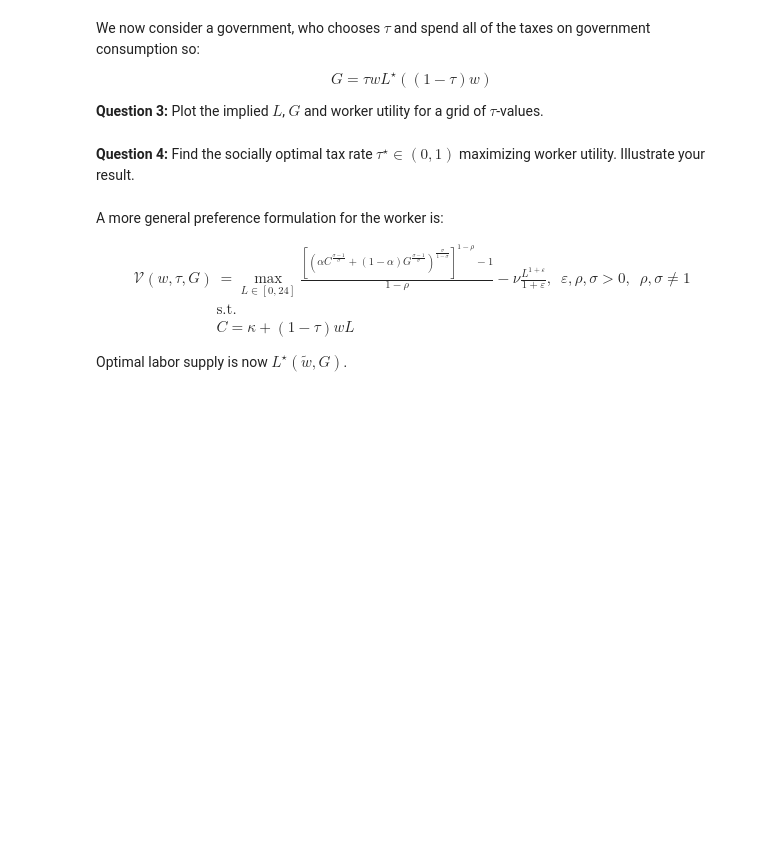
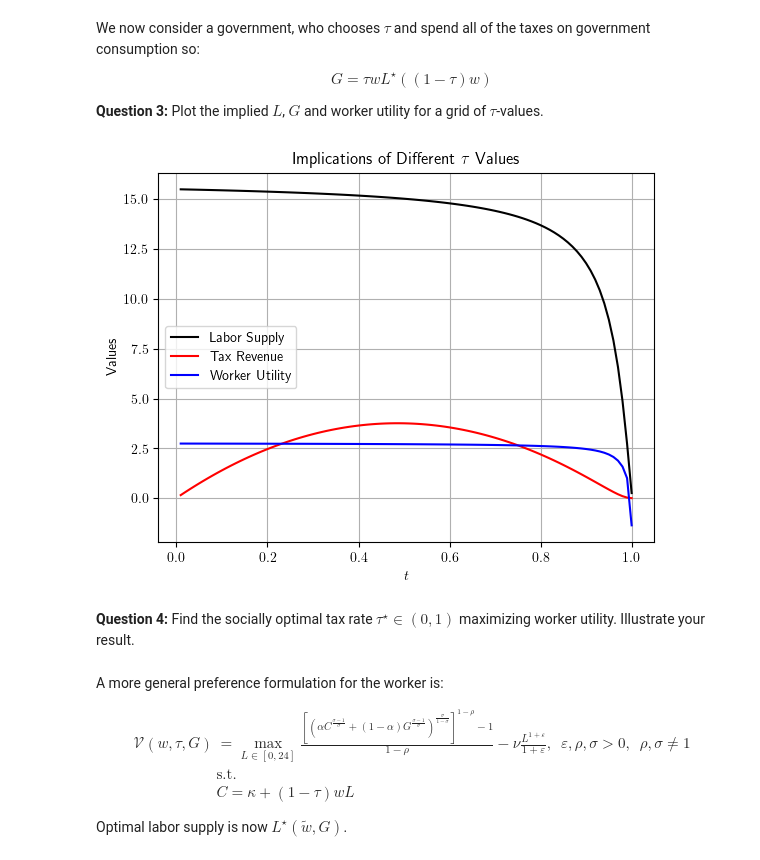
Before and after one commit to NumEconCopenhagen/projects-2023-julius-oskar, a Jupyter notebook: Exam/Exam-2023-notebook.ipynb, the cells around one changed output. Cells and saved outputs as stored; diff of their text form; code cells hidden in the pictures; blank space fills up the shorter version.

```diff
--- a/Exam/Exam-2023-notebook.ipynb
+++ b/Exam/Exam-2023-notebook.ipynb
@@ -73,2 +154,45 @@ $$
+# %%
+import numpy as np
+import matplotlib.pyplot as plt
+
+# The optimal labor supply choice is given, and we define it as a function
+def optimal_labor_supply(w, k, a, v, t):
+    opt = (1 - t) * w
+    L_opt = (-k + np.sqrt(k**2 + (4 * a / v) * opt**2)) / (2 * opt)
+    return L_opt
+
+# The utility function for the worker
+def worker_utility(w, k, a, v, t):
+    opt = (1 - t) * w
+    L_opt = (-k + np.sqrt(k**2 + (4 * a / v) * opt**2)) / (2 * opt)
+    utility = np.log(L_opt)
+    return utility
+
+# Define the range of t values
+t_values = np.linspace(0.01, 0.999, 100)
+
+# Set the parameter values
+w = 1
+k = 1
+a = 0.5
+v = 1 / (2 * 16**2)
+
+# Calculate optimal labor supply, government consumption, and worker utility for each t value
+optimal_labor = [optimal_labor_supply(w, k, a, v, t) for t in t_values]
+government_consumption = [t * w * optimal_labor_supply(w, k, a, v, t) * ((1 - t) * w) for t in t_values]
+worker_utilities = [worker_utility(w, k, a, v, t) for t in t_values]
+
+# Plotting the results
+plt.plot(t_values, optimal_labor, label='Labor Supply', color="black")
+plt.plot(t_values, government_consumption, label='Tax Revenue', color="red")
+plt.plot(t_values, worker_utilities, label='Worker Utility', color="blue")
+plt.xlabel(r'$t$')
+plt.ylabel('Values')
+plt.title(r'Implications of Different $\tau$ Values')
+plt.legend()
+plt.grid(True)
+plt.show()
+# %% [output]
+[figure, added]
 # %% [markdown]
 **Question 4:** Find the socially optimal tax rate $\tau^{\star}\in(0,1)$ maximizing worker utility. Illustrate your result.
```
Also changed, not shown: parts of 9 cells of this notebook, 2 other files.
